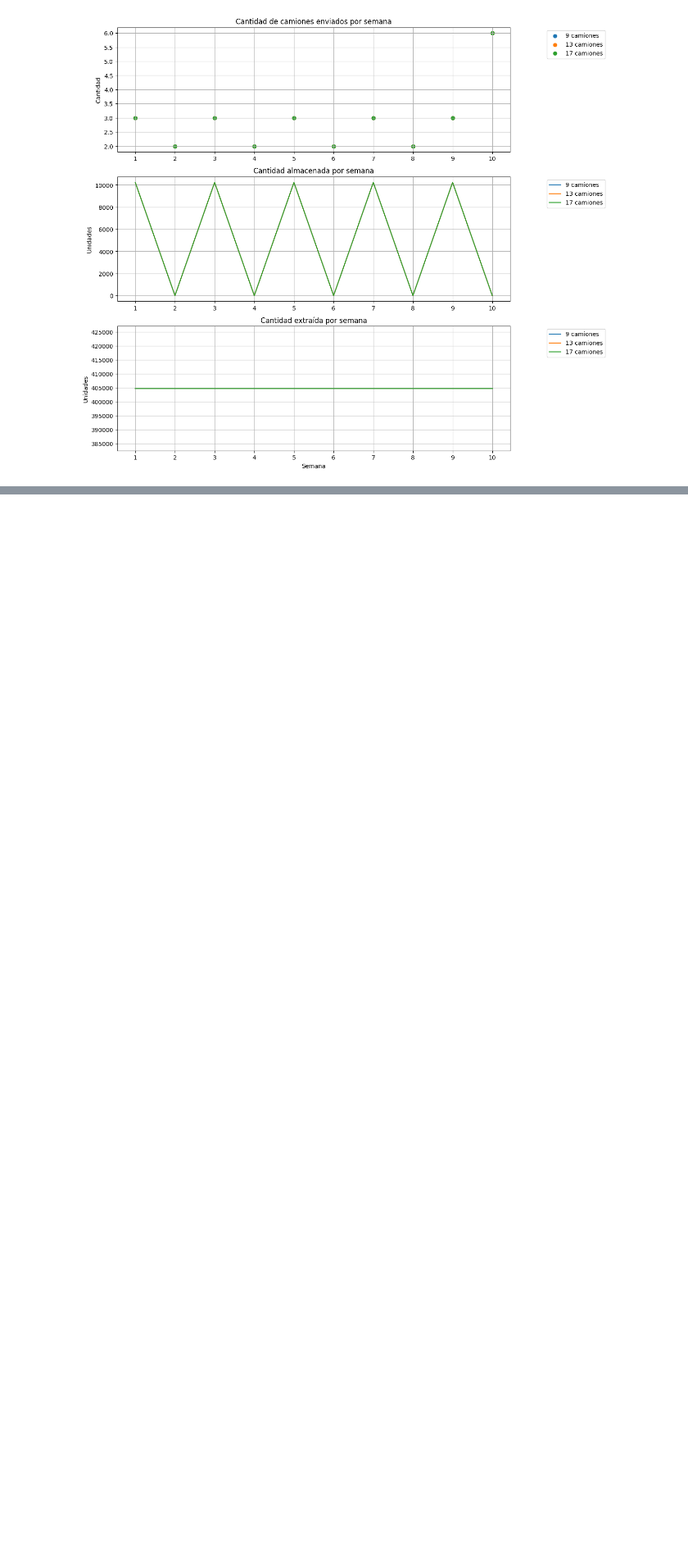
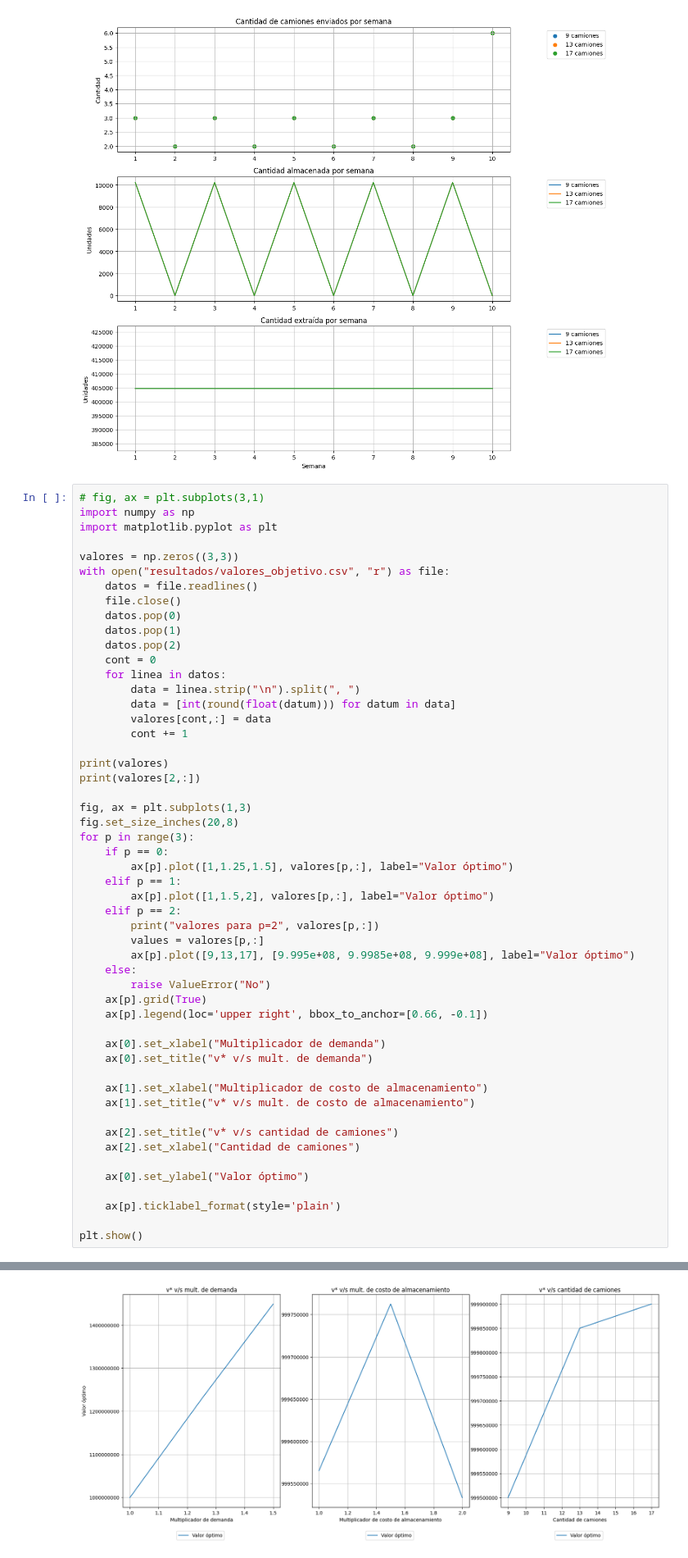
Before and after one commit to bnherrerac/G40-ICS1113, a Jupyter notebook: analisis_de_sensibilidad.ipynb, the cells around one changed output, grey strips where cells are left out. Shown at 82% size. Saved outputs shown, nothing was run; the diff lists cells and outputs as text; blank space fills up the shorter version.

```diff
--- a/analisis_de_sensibilidad.ipynb
+++ b/analisis_de_sensibilidad.ipynb
@@ -326,3 +326,56 @@ ax[2].set_xticks(T)
 plt.show()
 # %% [output]
 [figure]
+# %%
+# fig, ax = plt.subplots(3,1)
+import numpy as np
+import matplotlib.pyplot as plt
+
+valores = np.zeros((3,3))
+with open("resultados/valores_objetivo.csv", "r") as file:
+    datos = file.readlines()
+    file.close()
+    datos.pop(0)
+    datos.pop(1)
+    datos.pop(2)
+    cont = 0
+    for linea in datos:
+        data = linea.strip("\n").split(", ")
+        data = [int(round(float(datum))) for datum in data]
+        valores[cont,:] = data
+        cont += 1
+
+print(valores)
+print(valores[2,:])
+
+fig, ax = plt.subplots(1,3)
+fig.set_size_inches(20,8)
+for p in range(3):
+    if p == 0:
+        ax[p].plot([1,1.25,1.5], valores[p,:], label="Valor óptimo")
+    elif p == 1:
+        ax[p].plot([1,1.5,2], valores[p,:], label="Valor óptimo")
+    elif p == 2:
+        print("valores para p=2", valores[p,:])
+        values = valores[p,:]
+        ax[p].plot([9,13,17], [9.995e+08, 9.9985e+08, 9.999e+08], label="Valor óptimo")
+    else:
+        raise ValueError("No")
+    ax[p].grid(True)
+    ax[p].legend(loc='upper right', bbox_to_anchor=[0.66, -0.1])
+
+    ax[0].set_xlabel("Multiplicador de demanda")
+    ax[0].set_title("v* v/s mult. de demanda")
+
+    ax[1].set_xlabel("Multiplicador de costo de almacenamiento")
+    ax[1].set_title("v* v/s mult. de costo de almacenamiento")
+
+    ax[2].set_title("v* v/s cantidad de camiones")
+    ax[2].set_xlabel("Cantidad de camiones")
+
+    ax[0].set_ylabel("Valor óptimo")
+
+    ax[p].ticklabel_format(style='plain')
+
+plt.show()
+# %% [output]
@@ -328,0 +387 @@ plt.show()
+[figure, added]
```
Also changed, not shown: parts of 1 cell of this notebook, 32 other files.
